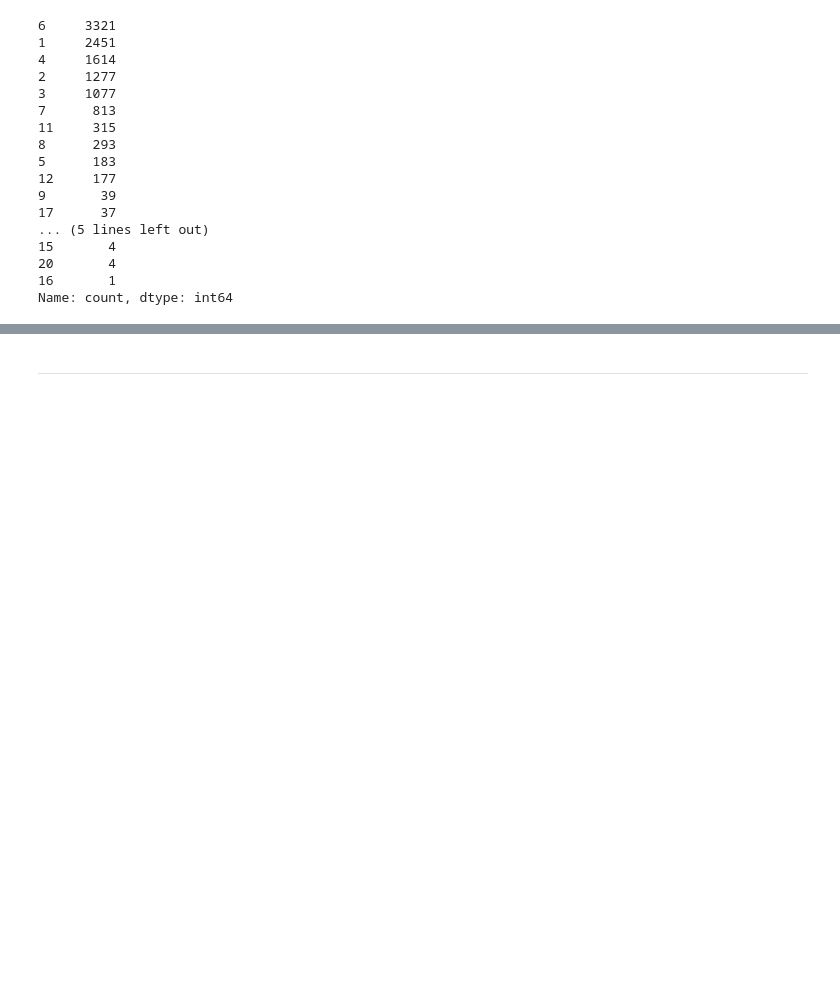
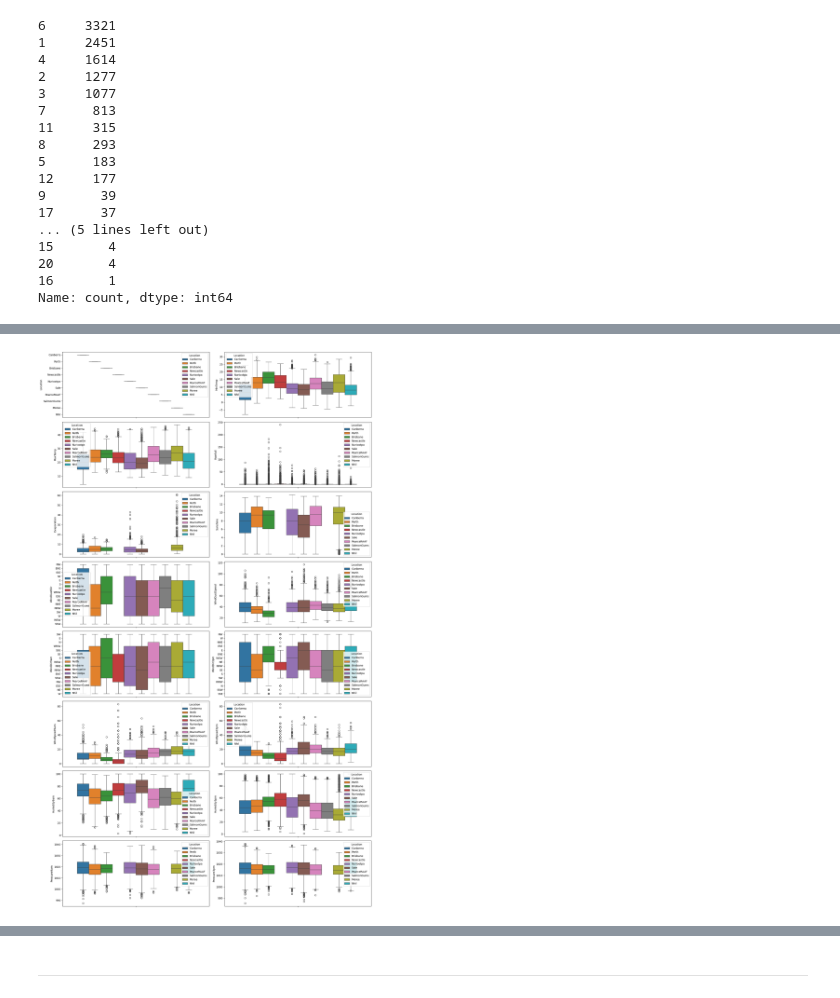
Before and after one commit to nacho-gonz/AA1-TUIA-Gonzalez-Noir, a Jupyter notebook: TP-ClasificacionAA1.ipynb, the cells around one changed output, grey strips where cells are left out. Saved outputs shown, nothing was run; the diff lists cells and outputs as text; code cells hidden in the pictures; blank space fills up the shorter version.

```diff
--- a/TP-ClasificacionAA1.ipynb
+++ b/TP-ClasificacionAA1.ipynb
@@ -212,3 +242,20 @@ memory usage: 4.0+ MB
 #fig.set_size_inches(18,14)
 #plt.tight_layout()
 #plt.show()
+# %%
+localidades = x_train_modif[['Location', 'MinTemp', 'MaxTemp', 'Rainfall', 'Evaporation',
+    'Sunshine', 'WindGustDir', 'WindGustSpeed', 'WindDir9am', 'WindDir3pm',
+    'WindSpeed9am', 'WindSpeed3pm', 'Humidity9am', 'Humidity3pm',
+    'Pressure9am', 'Pressure3pm', 'Cloud9am', 'Cloud3pm', 'Temp9am',
+    'Temp3pm', 'RainToday']]
+
+fig, axes = plt.subplots(8,2)
+
+for name, ax in zip(localidades, axes.flatten()):
+    sns.boxplot(y=name, data=localidades, orient='v', ax=ax, hue='Location')
+
+fig.set_size_inches(18,30)
+plt.tight_layout()
+plt.show()
+# %% [output]
+[figure, added]
```
Also changed, not shown: parts of 23 cells of this notebook.
